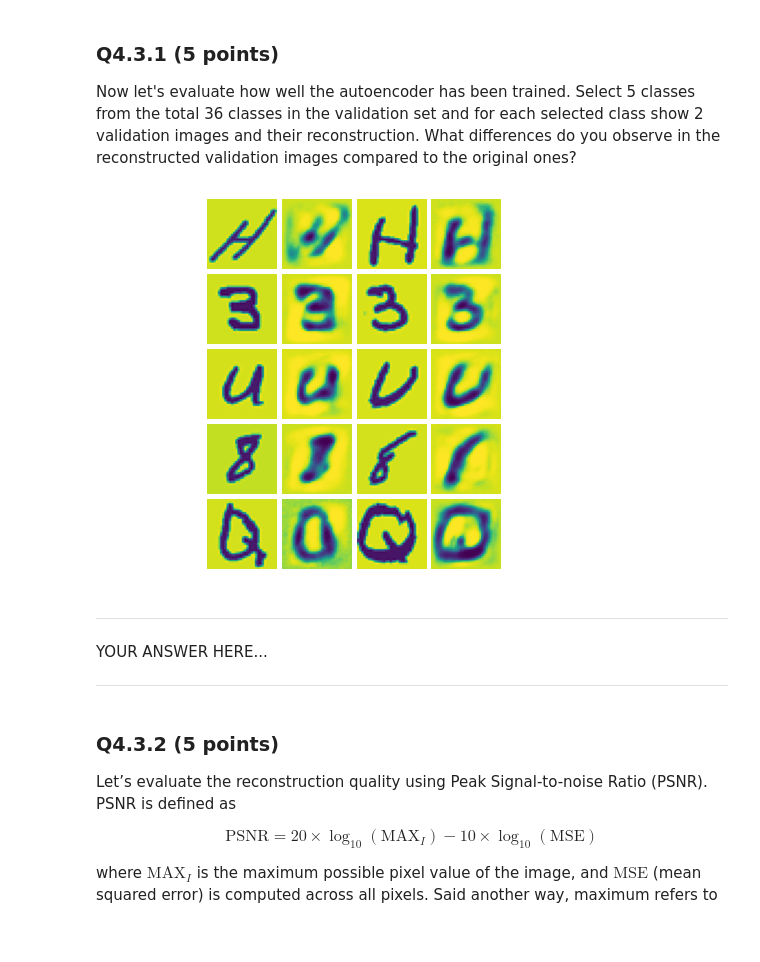
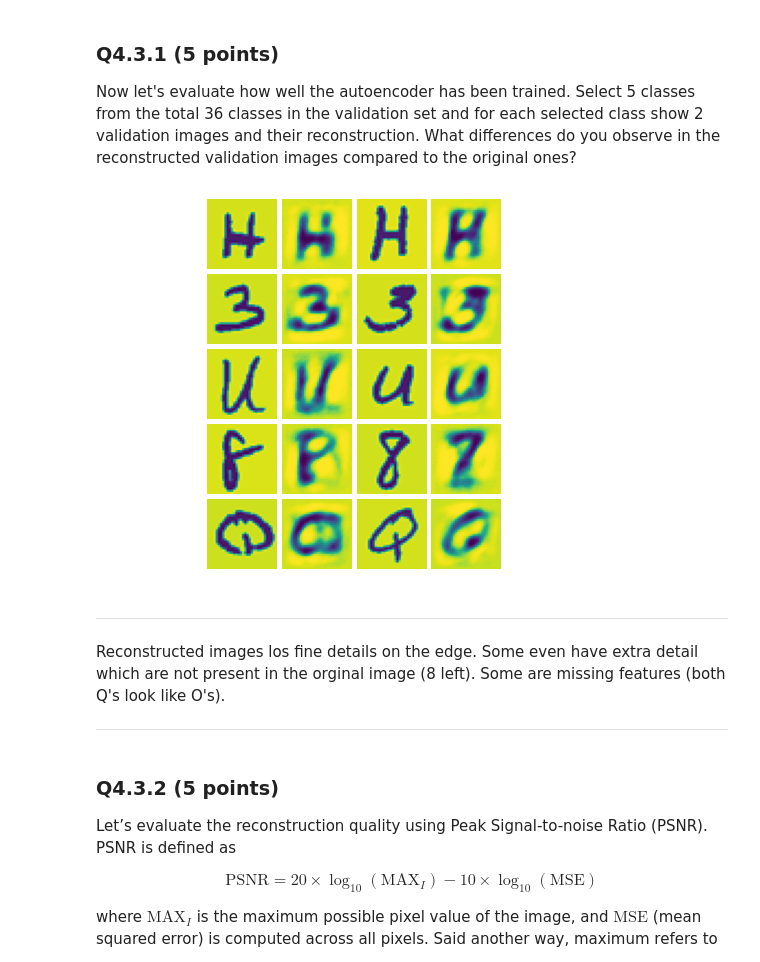
Before and after one commit to stevenwman/CV2024, a Jupyter notebook: HW/HW5_NeuralNetworks/HW5_NeuralNetworks.ipynb, the cells around one changed output. Saved outputs shown, nothing was run; the diff lists cells and outputs as text; code cells hidden in the pictures; blank space fills up the shorter version.

Commit message:
data and up to q4.3.2

```diff
--- a/HW/HW5_NeuralNetworks/HW5_NeuralNetworks.ipynb
+++ b/HW/HW5_NeuralNetworks/HW5_NeuralNetworks.ipynb
@@ -324,6 +329,9 @@ def compute_loss_and_acc(y, probs):
     ##### your code here #####
     ##########################
 
+    loss = -np.sum(y * np.log(probs))
+    acc = np.sum(np.argmax(y, axis=1) == np.argmax(probs, axis=1)) / y.shape[0]
+
 
     return loss, acc
 # %% [markdown]
@@ -773,6 +972,11 @@ confusion_matrix = np.zeros((train_y.shape[1],train_y.shape[1]))
 ##########################
 ##### your code here #####
 ##########################
+
+for i in range(0, train_x.shape[0], batch_size):
+    h1 = forward(train_x[i:i+batch_size], params, 'layer1', sigmoid)
+    probs = forward(h1, params, 'output', softmax)
+    confusion_matrix += np.dot(train_y[i:i+batch_size].T, probs)
 
 
 
@@ -839,8 +1059,8 @@ Using the provided default settings, train the network for 100 epochs. The loss
 # %%
 ########################### Q 4.2.1 & Q 4.2.2 ########################
 # the NIST36 dataset
-train_data = scipy.io.loadmat('/content/data/nist36_train.mat')
-valid_data = scipy.io.loadmat('/content/data/nist36_valid.mat')
+train_data = scipy.io.loadmat('./content/data/nist36_train.mat')
+valid_data = scipy.io.loadmat('./content/data/nist36_valid.mat')
 
 # we don't need labels now!
 train_x = train_data['train_data']
@@ -855,10 +1075,14 @@ lr_rate = 20
 batches = get_random_batches(train_x,np.ones((train_x.shape[0],1)),batch_size)
 batch_num = len(batches)
 
+for k in params.copy().keys():
+    if 'W' or 'b' in k:
+        params['M_' + k] = np.zeros_like(params[k])
+
 # should look like your previous training loops
 losses = []
 for itr in range(max_iters):
-    total_loss = 0
+    tot_loss = 0
     for xb,_ in batches:
         # training loop can be exactly the same as q2!
         # your loss is now the total squared error, i.e. the sum of (x-y)^2
@@ -872,10 +1096,29 @@ for itr in range(max_iters):
         ##### your code here #####
         ##########################
 
+        h1 = forward(xb, params, 'layer1', relu)
+        h2 = forward(h1, params, 'layer2', relu)
+        h3 = forward(h2, params, 'layer3', relu)
+        probs = forward(h3, params, 'output', sigmoid)
 
-    losses.append(total_loss/train_x.shape[0])
+        tot_loss += np.sum((xb - probs)**2)
+
+        delta = 2 * (probs - xb)
+        gradient = backwards(delta, params, 'output', sigmoid_deriv)
+        gradient = backwards(gradient, params, 'layer3', relu_deriv)
+        gradient = backwards(gradient, params, 'layer2', relu_deriv)
+        gradient = backwards(gradient, params, 'layer1', relu_deriv)
+
+        for k in params.keys():
+            if 'grad' in k:
+                name = k.split('_')[1]
+                params['M_' + name] = 0.9 * params['M_' + name] - learning_rate * params[k]
+                params[name] += params['M_' + name]
+
+
+    losses.append(tot_loss/train_x.shape[0])
     if itr % 2 == 0:
-        print("itr: {:02d} \t loss: {:.2f}".format(itr,total_loss))
+        print("itr: {:02d} \t loss: {:.2f}".format(itr,tot_loss))
     if itr % lr_rate == lr_rate-1:
         learning_rate *= 0.9
 
@@ -924,40 +1167,44 @@ Now let's evaluate how well the autoencoder has been trained. Select 5 classes f
 visualize_labels = ["H", "3", "U", "8", "Q"]
 
 # get 2 validation images from each label to visualize
 visualize_x = np.zeros((2*len(visualize_labels), valid_x.shape[1]))
 for i, label in enumerate(visualize_labels):
     idx = 26+int(label) if label.isnumeric() else string.ascii_lowercase.index(label.lower())
     choices = np.random.choice(np.arange(100*idx, 100*(idx+1)), 2, replace=False)
     visualize_x[2*i:2*i+2] = valid_x[choices]
 
 # run visualize_x through your network
 # using the forward() function you wrote in Q2.2.1
 reconstructed_x = visualize_x
 # TODO: name the output reconstructed_x
 ##########################
 ##### your code here #####
 ##########################
+h1 = forward(reconstructed_x, params, 'layer1', relu)
+h2 = forward(h1, params, 'layer2', relu)
+h3 = forward(h2, params, 'layer3', relu)
+reconstructed_x = forward(h3, params, 'output', sigmoid)
 
 
 # visualize
 fig = plt.figure()
 plt.axis("off")
 grid = ImageGrid(fig, 111, nrows_ncols=(len(visualize_labels), 4), axes_pad=0.05)
 for i, ax in enumerate(grid):
     if i % 2 == 0:
         ax.imshow(visualize_x[i//2].reshape((32, 32)).T)
     else:
         ax.imshow(reconstructed_x[i//2].reshape((32, 32)).T)
     ax.set_axis_off()
 plt.show()
 # %% [output]
-[figure, old version]
+[figure, new version]
-# %% [markdown]
----
-
-YOUR ANSWER HERE...
-
----
+# %% [markdown]
+---
+
+Reconstructed images los fine details on the edge. Some even have extra detail which are not present in the orginal image (8 left). Some are missing features (both Q's look like O's).
+
+---
 # %% [markdown]
 ### Q4.3.2 (5 points)
 
```
Also changed, not shown: parts of 29 cells of this notebook, 8 other files.
